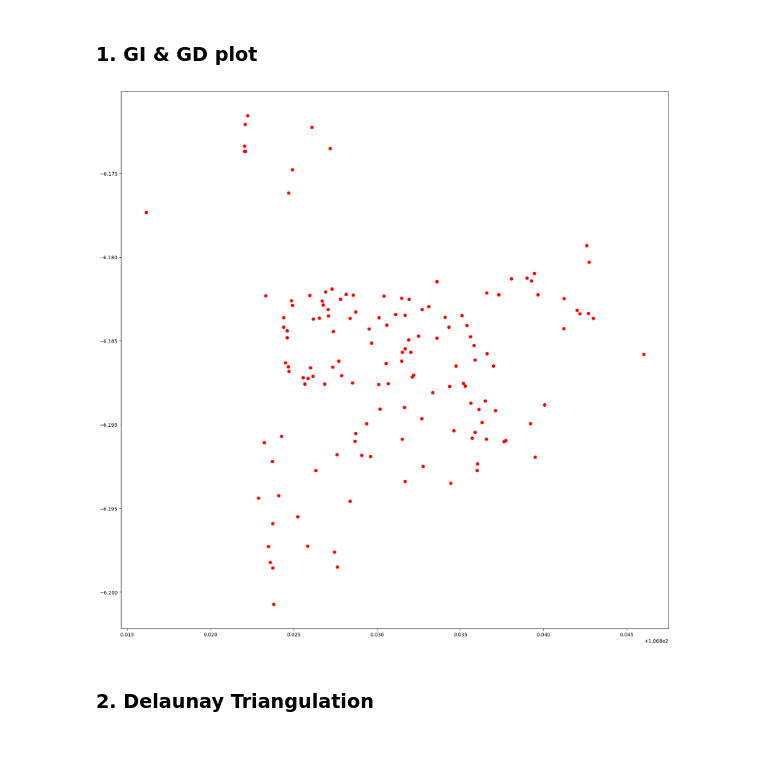
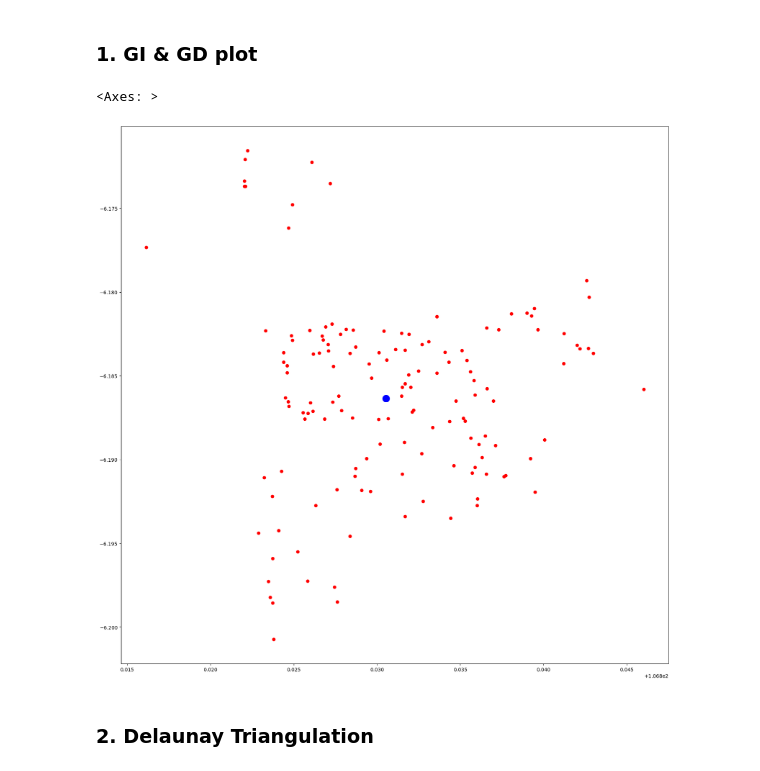
Before and after one commit to Quadran-ITB/substations-mst, a Jupyter notebook: substation_planning_mst.ipynb, the cells around one changed output. Cells and saved outputs as stored; diff of their text form; code cells hidden in the pictures.

```diff
--- a/substation_planning_mst.ipynb
+++ b/substation_planning_mst.ipynb
@@ -206,8 +202,10 @@ delaunay_gdf.head()
 ### 1. GI & GD plot
 # %%
 ax = GI_area_gdf.plot(figsize=(20, 20), color='red', zorder=1)
+GI_area_gdf.loc[GI_area_gdf['fungsi_gar'] == 'GI'].reset_index().plot(ax=ax, color='blue', markersize=200)
 # %% [output]
+<Axes: >
-[figure, old version]
+[figure, new version]
 # %% [markdown]
 ### 2. Delaunay Triangulation
 # %%
```
Also changed, not shown: parts of 25 cells of this notebook, 2 other files.
